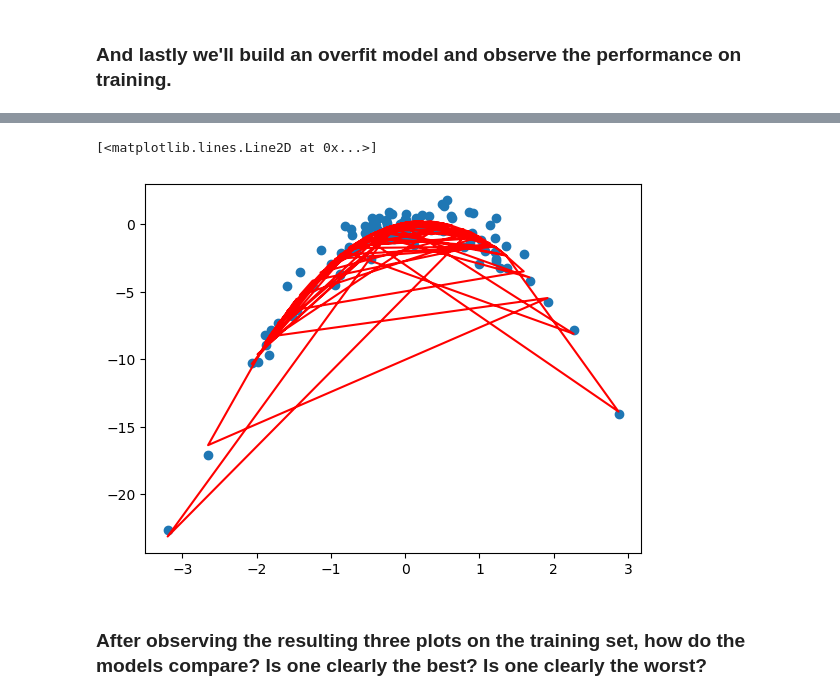
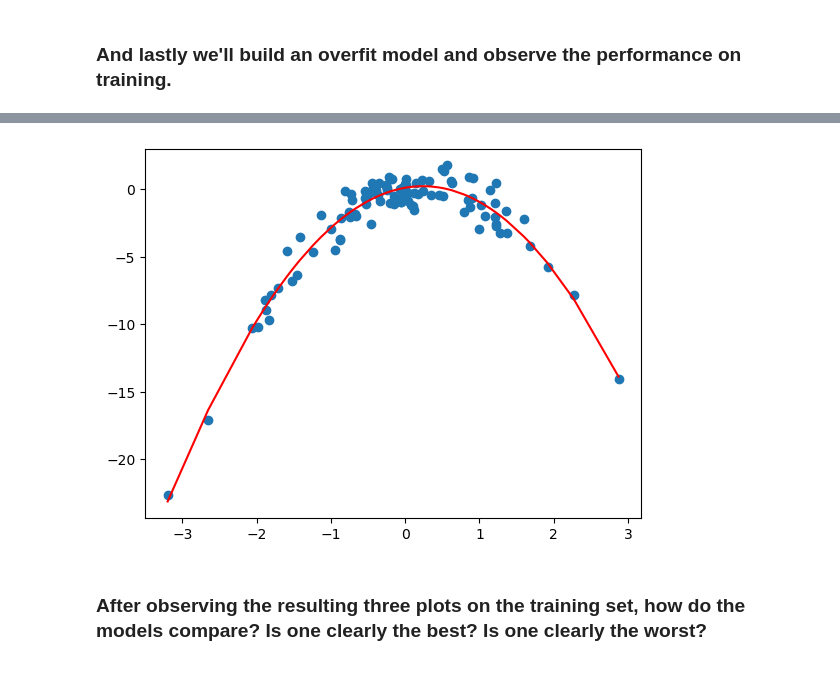
Before and after one commit to VrundHP/code_2600, a Jupyter notebook: mod02_trainingsplit.ipynb, the cells around one changed output, grey strips where cells are left out. Drawn from its saved outputs; the diff is of its cells as text; code cells hidden in the pictures.

Commit message:
Fix Module 2 plots for autograder

```diff
--- a/mod02_trainingsplit.ipynb
+++ b/mod02_trainingsplit.ipynb
@@ -197,15 +202,16 @@ x_train['pred_cu'] = predict(
 # %%
 # Plot predictions as solid *red* line
 fig, ax = plt.subplots()
 ax.scatter(x_train['x'],y_train)
-cubic = predict(
-    x_train[['intercept','x','x_sq','x_cu']],
-    results_cubic
-)
-ax.plot(x_train['x'], cubic, color='red')
+
+cubic = x_train[['x']].copy()
+cubic['y_hat'] = predict(x_train[['intercept','x','x_sq','x_cu']], results_cubic)
+cubic = cubic.sort_values('x')
+
+ax.plot(cubic['x'], cubic['y_hat'], color='red')
+plt.show()
 # %% [output]
-[<matplotlib.lines.Line2D at 0x...>]
-[figure, old version]
+[figure, new version]
 # %% [markdown]
 ### After observing the resulting three plots on the training set, how do the models compare? Is one clearly the best? Is one clearly the worst?
 # %% [markdown]
```
Also changed, not shown: parts of 4 cells of this notebook.
